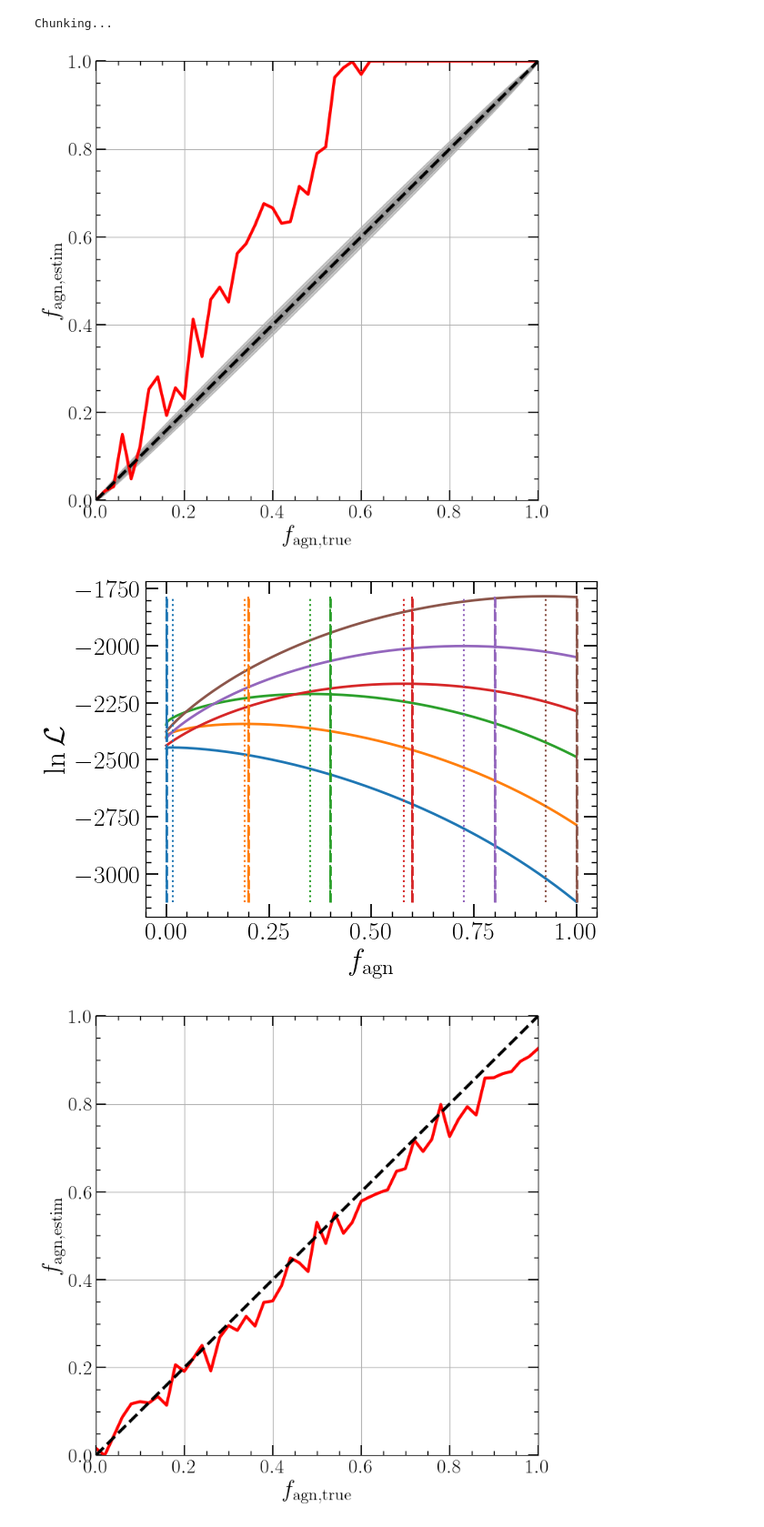
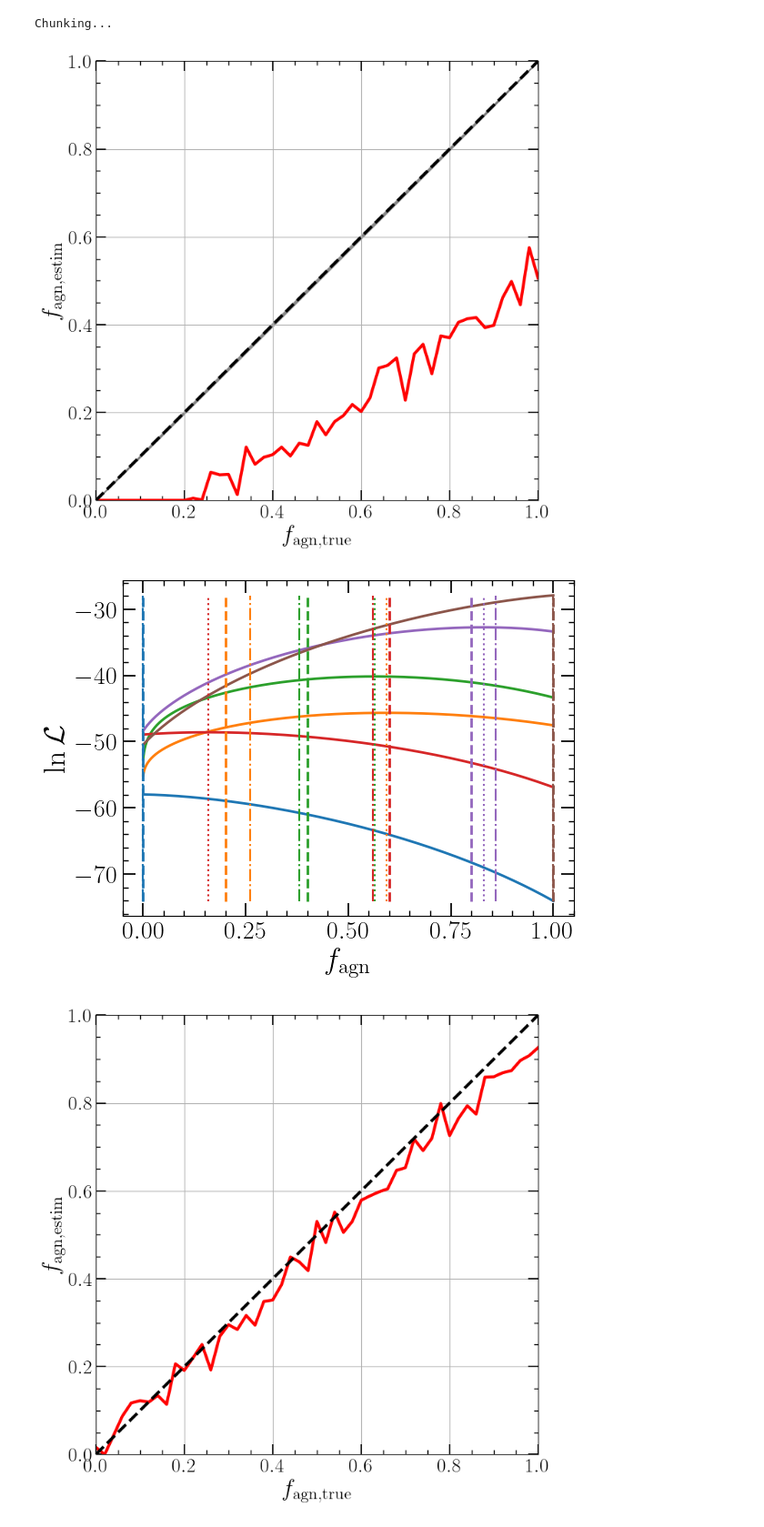
Before and after one commit to LucasPouw/darksirenpop, a Jupyter notebook: checkresults.ipynb, the cells around one changed output. Shown at 91% size. Cells and saved outputs as stored; diff of their text form; code cells hidden in the pictures.

Commit message:
clean up to single event generation class

```diff
--- a/checkresults.ipynb
+++ b/checkresults.ipynb
@@ -18,9 +18,9 @@ for key, filename in posterior_samples_dictionary.items():
     with h5py.File(filename, 'r') as f:
         origin_dict[key] = f['mock']['truths']['from_agn'][()].astype(bool)
 # %%
-cw_pagn = np.load('cweighted_pagn_sky_v17.npy')
-palt = np.load('palt_sky_v17.npy')
-cw_palt = np.load('cweighted_palt_sky_v17.npy')
+cw_pagn = np.load('cweighted_pagn_sky_v24.npy')
+palt = np.load('palt_sky_v24.npy')
+cw_palt = np.load('cweighted_palt_sky_v24.npy')
 origins = np.array([val for val in origin_dict.values()])
 
 # remove_outlier = cw_pagn < 1e19
@@ -112,21 +117,26 @@ print(np.sum(np.isnan(cw_pagn)))
 # print(high - estimated_fagns[0])
 # print(estimated_fagns[0] - low)
 # %%
-use_N_gws = 4000
+use_N_gws = 100000
 max_N_fagns = 51
 N_true_fagns = min(use_N_gws+1, max_N_fagns)    # Cannot create more f_agn values than use_N_gws+1 and don't want to generate more than max_N_fagns
-calc_logllh_at_N_points = 1000                   # Only change if you want higher resolution, but why would you?
+calc_logllh_at_N_points = 1000                  # Only change if you want higher resolution, but why would you?
 log_llh_x_ax = np.linspace(0.0001, 1., calc_logllh_at_N_points)
 
 estimated_fagns = np.zeros((N_true_fagns, calc_logllh_at_N_points))
 lowers = np.zeros((N_true_fagns, calc_logllh_at_N_points))
 uppers = np.zeros((N_true_fagns, calc_logllh_at_N_points))
 
+
 ## These two lines are for making the underlying truth equal to the actual realization of that truth
-use_N_agn_events = np.arange(0, use_N_gws + 1, int(use_N_gws / (N_true_fagns-1)), dtype=np.int32)
-true_fagns = use_N_agn_events / use_N_gws
-# true_fagns = np.linspace(0, 1, N_true_fagns)  # Underlying truth
-# use_N_agn_events = np.random.binomial(n=use_N_gws, p=true_fagns)  # Make random realization of a universe with a true fagn
+# use_N_agn_events = np.arange(0, use_N_gws + 1, int(use_N_gws / (N_true_fagns-1)), dtype=np.int32)
+# true_fagns = use_N_agn_events / use_N_gws
+
+## Otherwise, use these two
+true_fagns = np.linspace(0, 1, N_true_fagns)  # Underlying truth
+use_N_agn_events = np.random.binomial(n=use_N_gws, p=true_fagns)  # Make random realization of a universe with a true fagn
+
+
 use_N_alt_events = use_N_gws - use_N_agn_events
 realized_fagns = use_N_agn_events / use_N_gws  # Realization of the truth
 
@@ -188,34 +198,34 @@ estimated_fagns = log_llh_x_ax[np.argmax(log_llh, axis=0)]  # TODO: change to in
 # for i, llh in enumerate(log_llh.T):
 #     low_fagn, up_fagn = compute_credible_interval(log_llh_x_ax, llh)
 #     lowers[i], uppers[i] = estimated_fagns[i] - low_fagn, up_fagn - estimated_fagns[i]
 #     break
 
 ####################################
 
 plt.figure(figsize=(8,8))
 plt.plot(true_fagns, estimated_fagns, color='red', linewidth=3)
 plt.plot(np.linspace(0,1,100), np.linspace(0,1,100), linestyle='dashed', color='black', zorder=6, linewidth=3)
 # plt.fill_between(true_fagns, estimated_fagns - lowers, estimated_fagns + uppers, color='red', alpha=0.3)
 
 CI = np.linspace(0, 1, 1001)
 for ci, alpha in zip([0.68, 0.95, 0.997], [0.1, 0.15, 0.2]):
     edge_of_bound = (1. - ci) / 2.
     lower = binom.ppf(1 - edge_of_bound, use_N_gws, CI) / use_N_gws
     upper = binom.ppf(edge_of_bound, use_N_gws, CI) / use_N_gws
     lower[0] = 0
     upper[0] = 0
     plt.fill_between(CI, lower, upper, alpha=alpha, color='k')
 
 plt.xlabel(r'$f_{\rm agn, true}$')
 plt.ylabel(r'$f_{\rm agn, estim}$')
 # plt.legend()
 plt.grid()
 plt.xlim(0, 1)
 plt.ylim(0, 1)
 plt.show()
 # %% [output]
 Chunking...
-[figure, old version]
+[figure, new version]
 # %%
 plt.figure()
 ymin = np.inf
@@ -243,7 +253,7 @@ plt.xlabel(r'$f_{\rm agn}$')
 plt.ylabel(r'$\ln \mathcal{L}$')
 plt.show()
 # %% [output]
-[figure, old version]
+[figure, new version]
 # %%
 plt.figure(figsize=(8,8))
 plt.plot(true_fagns, estimated_fagns, color='red', linewidth=3)
```
Also changed, not shown: parts of 3 cells of this notebook, 9 other files.
